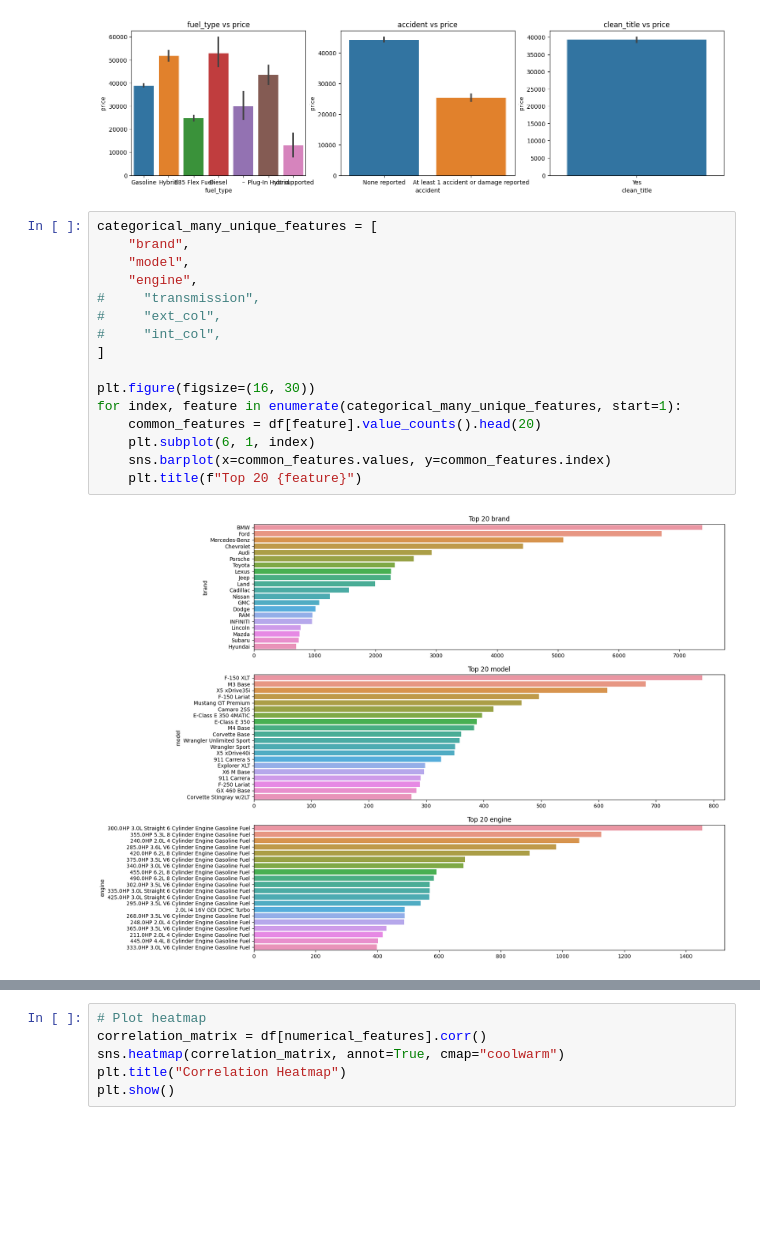
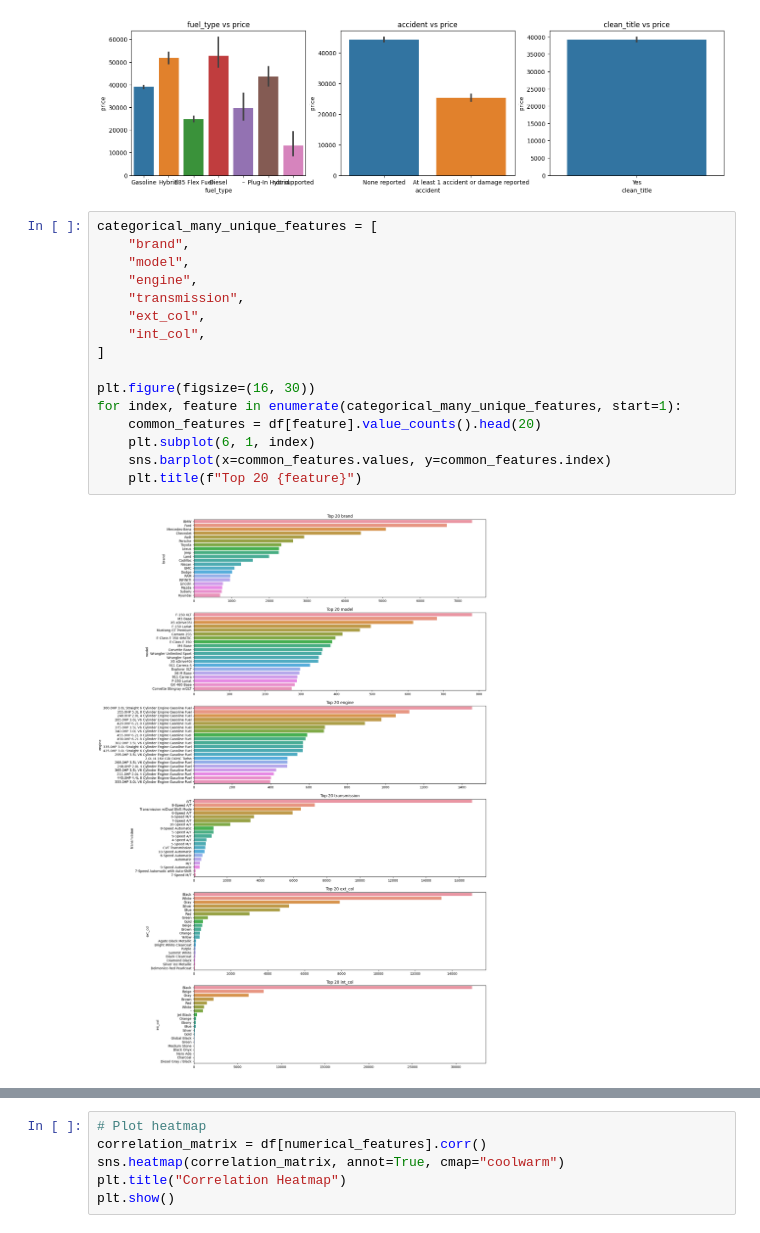
Before and after one commit to SiegfredLorelle/kagglex-car-price-prediction, a Jupyter notebook: kagglex-car-price.ipynb, the cells around one changed output, grey strips where cells are left out. Cells and saved outputs as stored; diff of their text form; blank space fills up the shorter version.

```diff
--- a/kagglex-car-price.ipynb
+++ b/kagglex-car-price.ipynb
@@ -249,21 +250,21 @@ plt.show()
 # %%
 categorical_many_unique_features = [
     "brand",
     "model",
     "engine",
-#     "transmission",
-#     "ext_col",
-#     "int_col",
+    "transmission",
+    "ext_col",
+    "int_col",
 ]
 
 plt.figure(figsize=(16, 30))
 for index, feature in enumerate(categorical_many_unique_features, start=1):
     common_features = df[feature].value_counts().head(20)
     plt.subplot(6, 1, index)
     sns.barplot(x=common_features.values, y=common_features.index)
     plt.title(f"Top 20 {feature}")
 # %% [output]
-[figure, old version]
+[figure, new version]
 # %%
 plt.figure(figsize=(16, 30))
 for index, feature in enumerate(categorical_many_unique_features, start=1):
```
Also changed, not shown: parts of 18 cells of this notebook.
